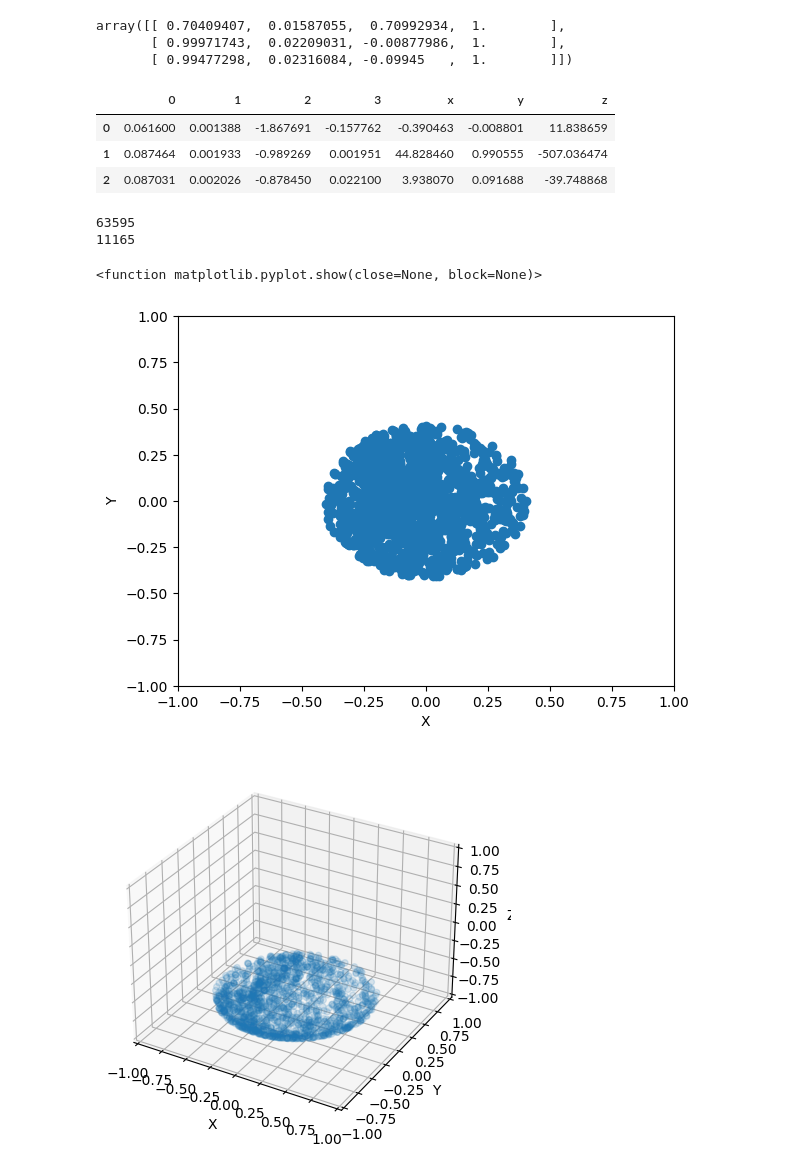
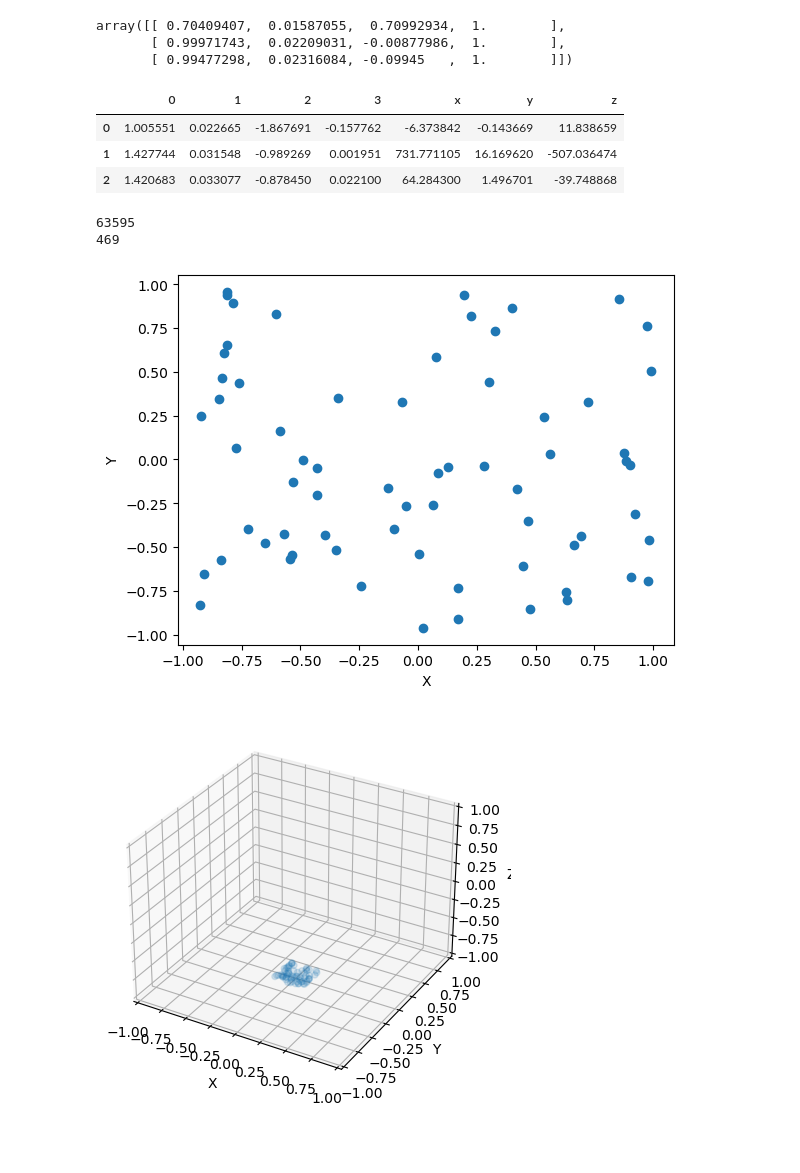
Before and after one commit to MaromSv/Aster-NLR-Hackathon-, a Jupyter notebook: testing.ipynb, the cells around one changed output. Cells and saved outputs as stored; diff of their text form; code cells hidden in the pictures; blank space fills up the shorter version.

Commit message:
aspect ratio

```diff
--- a/testing.ipynb
+++ b/testing.ipynb
@@ -17,7 +17,7 @@ stars = get_star_data_df()
 # %%
 near = 0.1
 far = 1
-fov = 160
+fov = 70
 aspect = 1
 
 S = 1 / np.tan(np.deg2rad(fov/2))
@@ -27,7 +27,7 @@ c  = (2*far*near) / (near - far)
 
 projection = np.array([
         [S,0,0,0],
-        [0,S,0,0],
+        [0,S/aspect,0,0],
         [0,0,b,c],
         [0,0,-1,0],
     ])
@@ -53,9 +53,9 @@ result_df["z"] = result_df[2] / result_df[3]
 result_df.head(3)
 # %% [output]
 |  | 0 | 1 | 2 | 3 | x | y | z |
-| 0 | 0.061600 | 0.001388 | -1.867691 | -0.157762 | -0.390463 | -0.008801 | 11.838659 |
-| 1 | 0.087464 | 0.001933 | -0.989269 | 0.001951 | 44.828460 | 0.990555 | -507.036474 |
-| 2 | 0.087031 | 0.002026 | -0.878450 | 0.022100 | 3.938070 | 0.091688 | -39.748868 |
+| 0 | 1.005551 | 0.022665 | -1.867691 | -0.157762 | -6.373842 | -0.143669 | 11.838659 |
+| 1 | 1.427744 | 0.031548 | -0.989269 | 0.001951 | 731.771105 | 16.169620 | -507.036474 |
+| 2 | 1.420683 | 0.033077 | -0.878450 | 0.022100 | 64.284300 | 1.496701 | -39.748868 |
 # %%
 in_frame = ((result_df["z"] > -1) & (result_df["z"] < 1)) & ((result_df["x"] > -1) & (result_df["x"] < 1)) & ((result_df["y"] > -1) & (result_df["y"] < 1))
 visible = result_df[in_frame]
@@ -63,17 +63,14 @@ print(result_df.size)
 print(visible.size)
 # %% [output]
 63595
-11165
+469
 # %%
 plt.scatter(x=visible["x"], y=visible["y"])
 plt.xlabel('X')
 plt.ylabel('Y')
-plt.xlim(-1, 1)
-plt.ylim(-1, 1)
-plt.show
+plt.show()
 # %% [output]
-<function matplotlib.pyplot.show(close=None, block=None)>
-[figure, old version]
+[figure, new version]
 # %%
 fig = plt.figure()
 ax = fig.add_subplot(111, projection='3d')
@@ -91,4 +88,4 @@ ax.set_zlim(-1, 1)
 
 plt.show()
 # %% [output]
-[figure, old version]
+[figure, new version]
```
